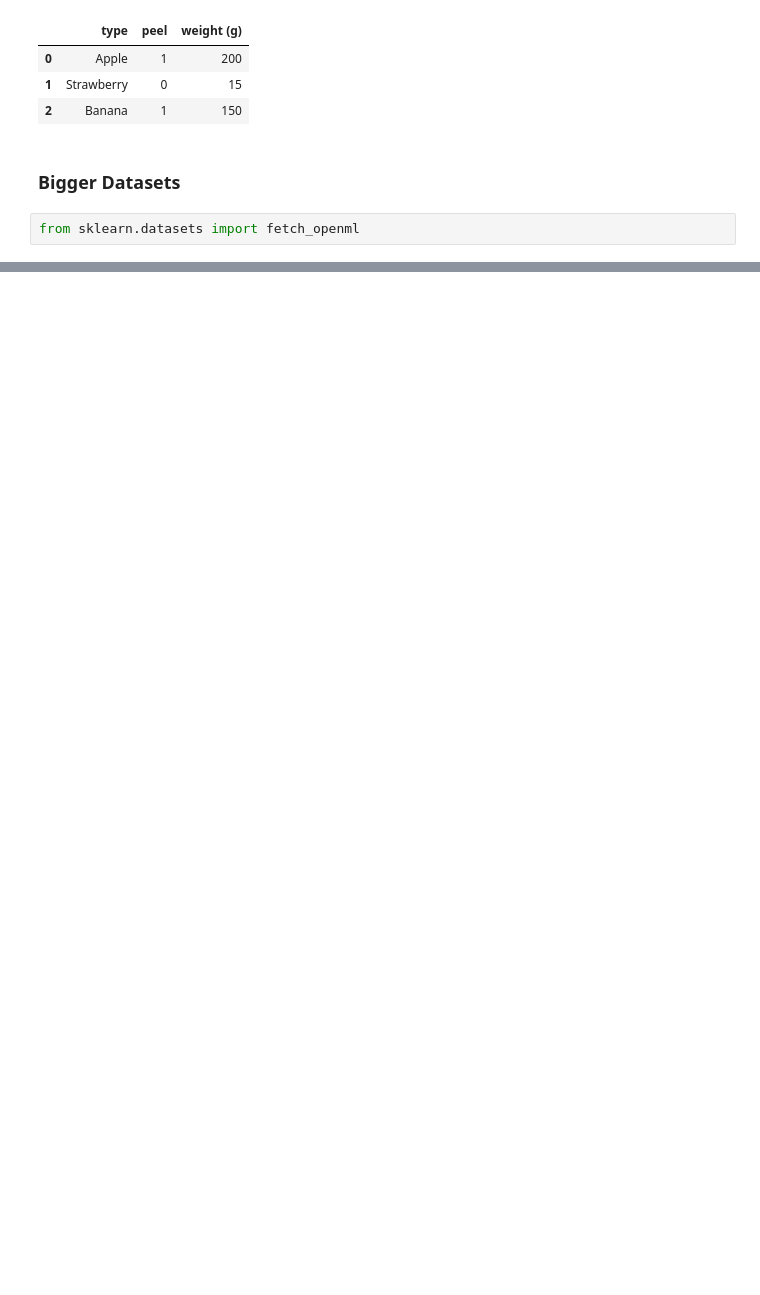
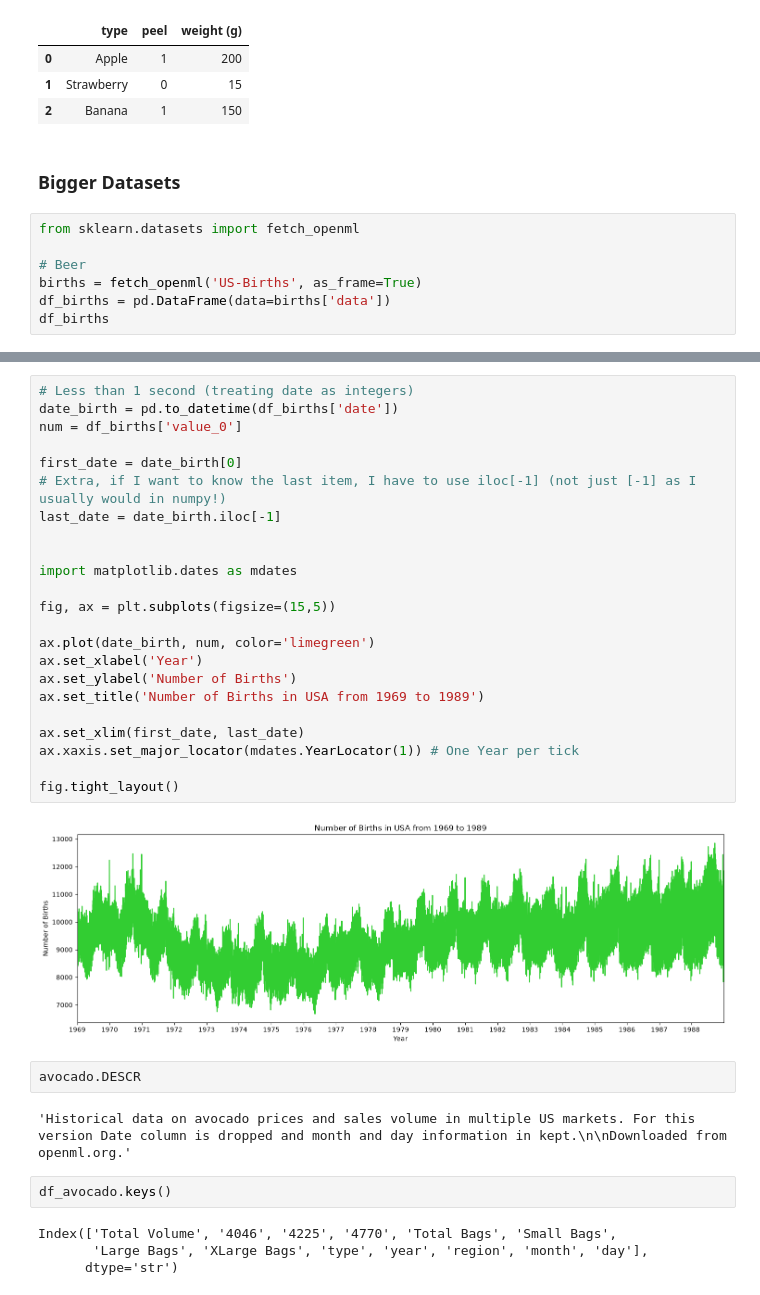
Before and after one commit to JorgeAcebes/statistics-and-ml-playground, a Jupyter notebook: 1_practical_statistics/class_1.ipynb, the cells around one changed output, grey strips where cells are left out. Saved outputs shown, nothing was run; the diff lists cells and outputs as text; blank space fills up the shorter version.

```diff
--- a/1_practical_statistics/class_1.ipynb
+++ b/1_practical_statistics/class_1.ipynb
@@ -27,3 +29,8 @@ pd_fruits
 ### Bigger Datasets
 # %%
 from sklearn.datasets import fetch_openml
+
+# Beer
+births = fetch_openml('US-Births', as_frame=True)
+df_births = pd.DataFrame(data=births['data'])
+df_births
@@ -29,0 +86,35 @@ from sklearn.datasets import fetch_openml
+# %%
+# Less than 1 second (treating date as integers)
+date_birth = pd.to_datetime(df_births['date'])
+num = df_births['value_0']
+
+first_date = date_birth[0]
+# Extra, if I want to know the last item, I have to use iloc[-1] (not just [-1] as I usually would in numpy!)
+last_date = date_birth.iloc[-1]
+
+
+import matplotlib.dates as mdates
+
+fig, ax = plt.subplots(figsize=(15,5))
+
+ax.plot(date_birth, num, color='limegreen')
+ax.set_xlabel('Year')
+ax.set_ylabel('Number of Births')
+ax.set_title('Number of Births in USA from 1969 to 1989')
+
+ax.set_xlim(first_date, last_date)
+ax.xaxis.set_major_locator(mdates.YearLocator(1)) # One Year per tick
+
+fig.tight_layout()
+# %% [output]
+[figure, added]
+# %%
+avocado.DESCR
+# %% [output]
+'Historical data on avocado prices and sales volume in multiple US markets. For this version Date column is dropped and month and day information in kept.\n\nDownloaded from openml.org.'
+# %%
+df_avocado.keys()
+# %% [output]
+Index(['Total Volume', '4046', '4225', '4770', 'Total Bags', 'Small Bags',
+       'Large Bags', 'XLarge Bags', 'type', 'year', 'region', 'month', 'day'],
+      dtype='str')
```
Also changed, not shown: parts of 8 cells of this notebook.
